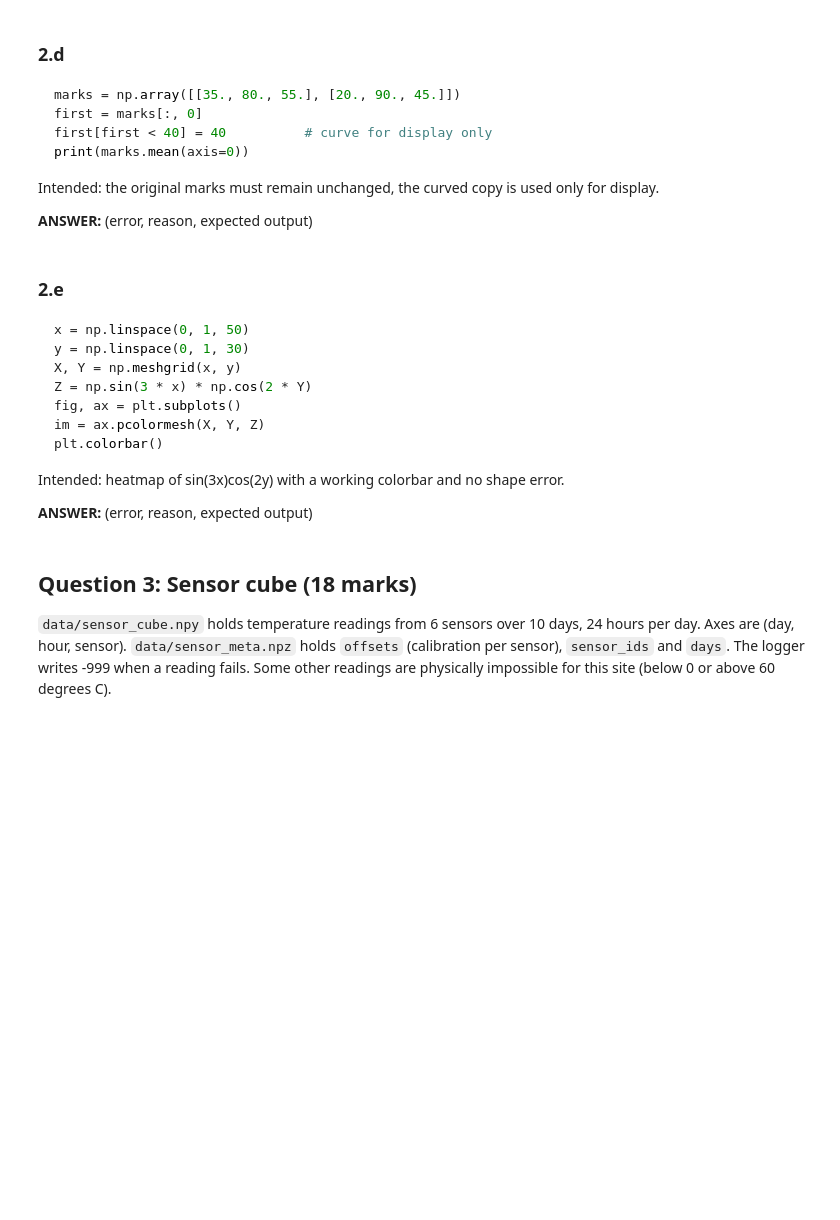
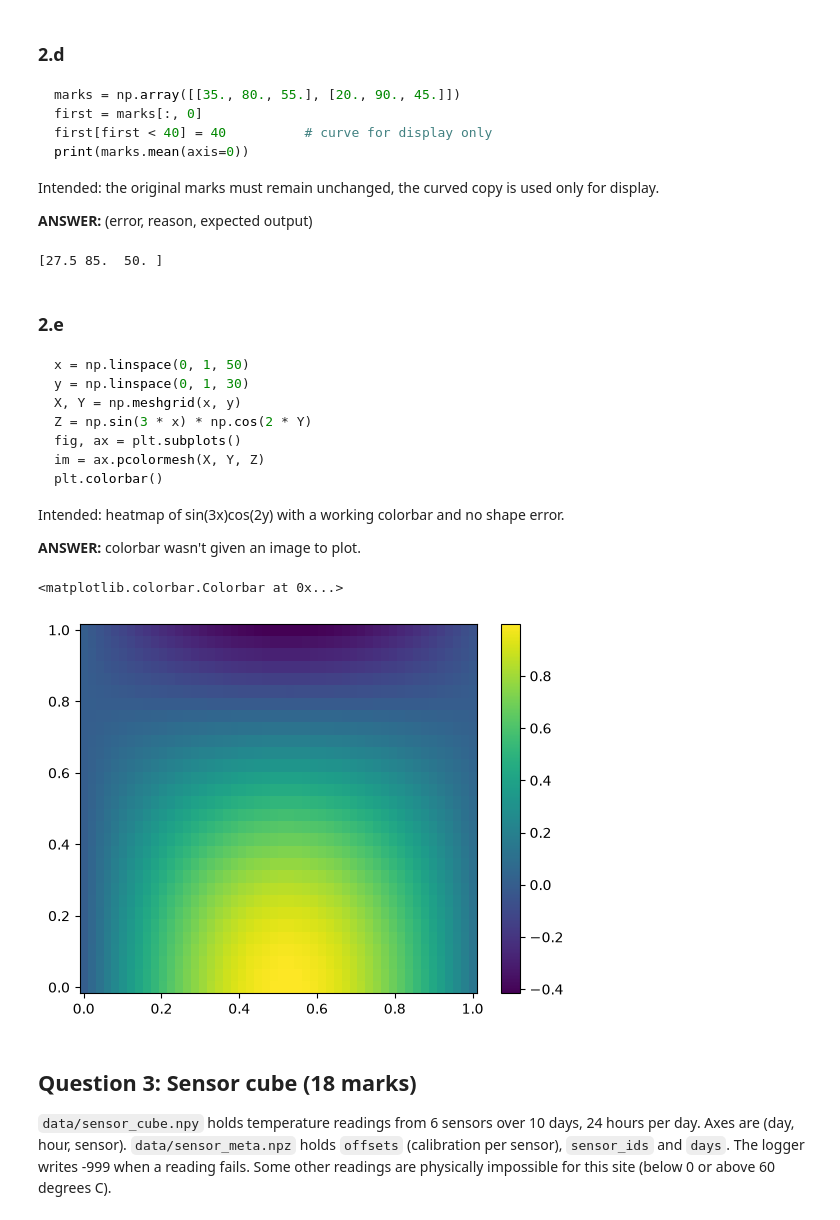
Before and after one commit to A-Hell/PAI-A3-25F-0001, a Jupyter notebook: Assignment3_Programming_for_AI.ipynb, the cells around one changed output. Cells and saved outputs as stored; diff of their text form; code cells hidden in the pictures; blank space fills up the shorter version.

````diff
--- a/Assignment3_Programming_for_AI.ipynb
+++ b/Assignment3_Programming_for_AI.ipynb
@@ -171,3 +194,11 @@ Intended: the original marks must remain unchanged, the curved copy is used only
+# %%
+# YOUR CODE HERE (corrected version)
+marks = np.array([[35., 80., 55.], [20., 90., 45.]])
+first = marks[[0,1]][0]
+first[first < 40] = 40          # curve for display only
+print(marks.mean(axis=0))
+# %% [output]
+[27.5 85.  50. ]
 # %% [markdown]
 ### 2.e
 ```python
@@ -181,4 +212,4 @@ plt.colorbar()
 ```
 Intended: heatmap of sin(3x)cos(2y) with a working colorbar and no shape error.
 
-**ANSWER:** (error, reason, expected output)
+**ANSWER:** colorbar wasn't given an image to plot.
@@ -187,3 +216,15 @@ Intended: heatmap of sin(3x)cos(2y) with a working colorbar and no shape error.
+# %%
+# YOUR CODE HERE (corrected version)
+x = np.linspace(0, 1, 50)
+y = np.linspace(0, 1, 30)
+X, Y = np.meshgrid(x, y)
+Z = np.sin(3 * x) * np.cos(2 * Y)
+fig, ax = plt.subplots()
+im = ax.pcolormesh(X, Y, Z)
+plt.colorbar(im)
+# %% [output]
+<matplotlib.colorbar.Colorbar at 0x...>
+[figure, added]
 # %% [markdown]
 ## Question 3: Sensor cube (18 marks)
 `data/sensor_cube.npy` holds temperature readings from 6 sensors over 10 days, 24 hours per day. Axes are (day, hour, sensor). `data/sensor_meta.npz` holds `offsets` (calibration per sensor), `sensor_ids` and `days`. The logger writes -999 when a reading fails. Some other readings are physically impossible for this site (below 0 or above 60 degrees C).
````
Also changed, not shown: parts of 11 cells of this notebook.
